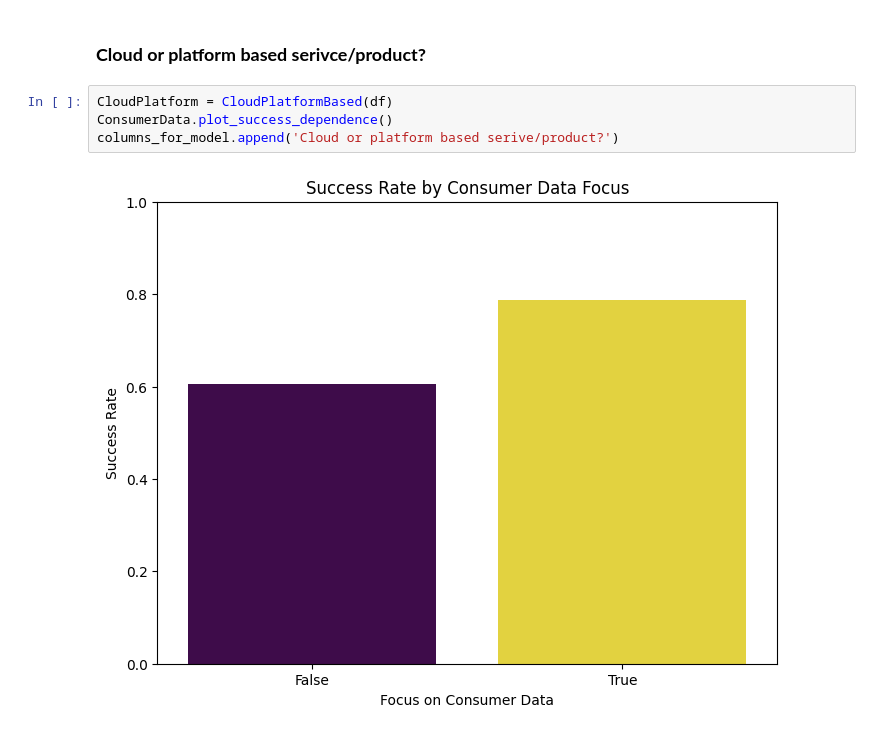
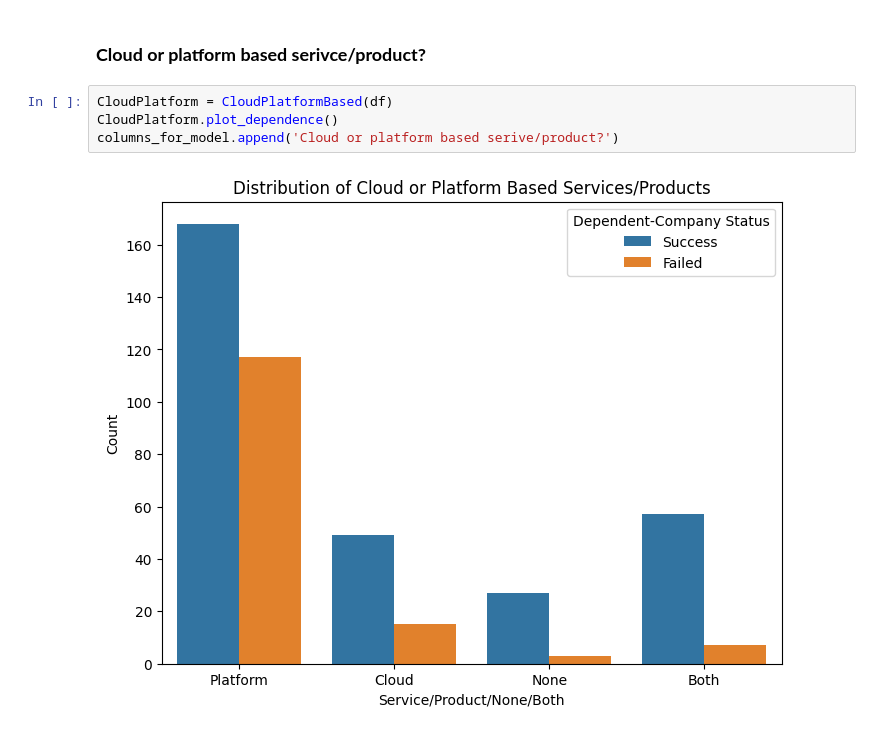
Before and after one commit to RobertArustamyan/StartupAnalyze, a Jupyter notebook: analysis.ipynb, the cells around one changed output. Saved outputs shown, nothing was run; the diff lists cells and outputs as text.

```diff
--- a/analysis.ipynb
+++ b/analysis.ipynb
@@ -100,7 +100,7 @@ columns_for_model.append('Subscription based business')
 ### **Cloud or platform based serivce/product?**
 # %%
 CloudPlatform = CloudPlatformBased(df)
-ConsumerData.plot_success_dependence()
+CloudPlatform.plot_dependence()
 columns_for_model.append('Cloud or platform based serive/product?')
 # %% [output]
-[figure, old version]
+[figure, new version]
```
